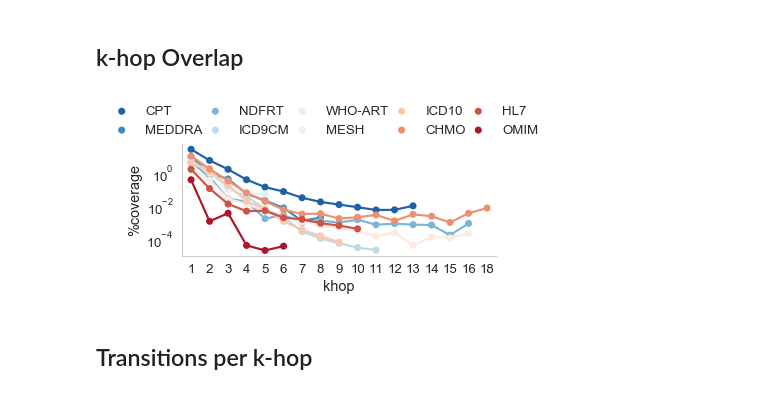
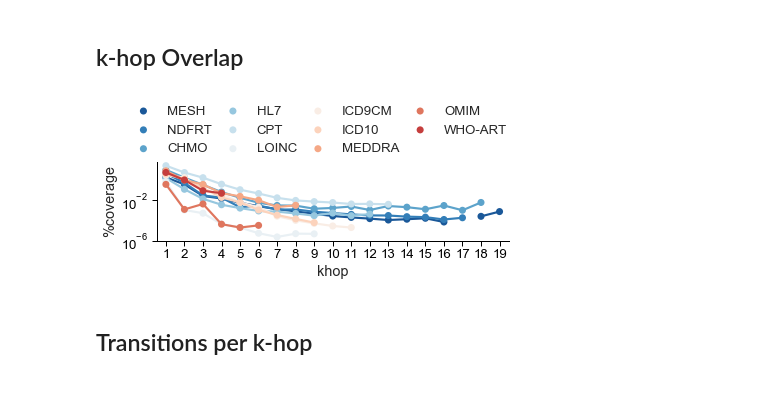
Before and after one commit to gesiscss/HopRank, a Jupyter notebook: 5. HopRank (empirical-lcc).ipynb, the cells around one changed output. Saved outputs shown, nothing was run; the diff lists cells and outputs as text; code cells hidden in the pictures.

```diff
--- a/5. HopRank (empirical-lcc).ipynb
+++ b/5. HopRank (empirical-lcc).ipynb
@@ -270,13 +273,36 @@ df_overlap.head()
 # %% [markdown]
 <h2>k-hop Overlap</h2>
 # %%
+### SORTED BY # TRANSITIONS in LCC
+
+fn = os.path.join(SUMMARY_OUTPUT,'lcc_summary_ontologies_transitions_{}.{}'.format(YEAR,'csv'))
+df_onto = pd.read_csv(fn, index_col=False)
+tmp = df_onto.loc[df_onto["T'"] >= MIN_TRANSITIONS].copy()
+ontology_order = df_onto.sort_values("T'", ascending=False).ontology.unique()
+
 intersect = np.intersect1d(ontology_order, df_overlap.ontology.unique(), assume_unique=True, return_indices=True)
 intersect = np.sort(intersect[1])
 ontology_order = ontology_order[intersect]
 
 tmp = df_overlap.query("navitype=='ALL' & coverage > 0").copy()
 tmp.sort_values('transitions',ascending=False,inplace=True)
-fn = os.path.join(PLOTS_OUTPUT,'lcc_summary_coverage_per_khop.pdf')
-plot_by(tmp, 'khop', '%coverage', 'ontology', ontology_order, 3, 6, True, 5, (-0.25, 1.02, 1.4, 0.2), "RdBu_r", False, True, False, fn)
+fn = os.path.join(PLOTS_OUTPUT,'lcc_summary_coverage_per_khop_sorted_by_transitions.pdf')
+plot_by(tmp, 'khop', '%coverage', 'ontology', ontology_order, 3, 6, True, 4, (-0.09, 1.02, 1.1, 0.2), "RdBu_r", False, True, False, fn)
-# %% [output]
-[figure, removed]
+# %%
+### SORTED BY DIAMETER in LCC
+
+fn = os.path.join(SUMMARY_OUTPUT,'lcc_summary_ontologies_transitions_{}.{}'.format(YEAR,'csv'))
+df_onto = pd.read_csv(fn, index_col=False)
+tmp = df_onto.loc[df_onto["T'"] >= MIN_TRANSITIONS].copy()
+ontology_order = df_onto.sort_values("d'", ascending=False).ontology.unique()
+
+intersect = np.intersect1d(ontology_order, df_overlap.ontology.unique(), assume_unique=True, return_indices=True)
+intersect = np.sort(intersect[1])
+ontology_order = ontology_order[intersect]
+
+tmp = df_overlap.query("navitype=='ALL' & coverage > 0").copy()
+tmp.sort_values('transitions',ascending=False,inplace=True)
+fn = os.path.join(PLOTS_OUTPUT,'lcc_summary_coverage_per_khop_sorted_by_diameter.pdf')
+plot_by(tmp, 'khop', '%coverage', 'ontology', ontology_order, 2.8, 6, True, 4, (-0.09, 1.02, 1.1, 0.2), "RdBu_r", False, True, False, fn)
+# %% [output]
+[figure, added]
```
Also changed, not shown: parts of 11 cells of this notebook, 8 other files.
